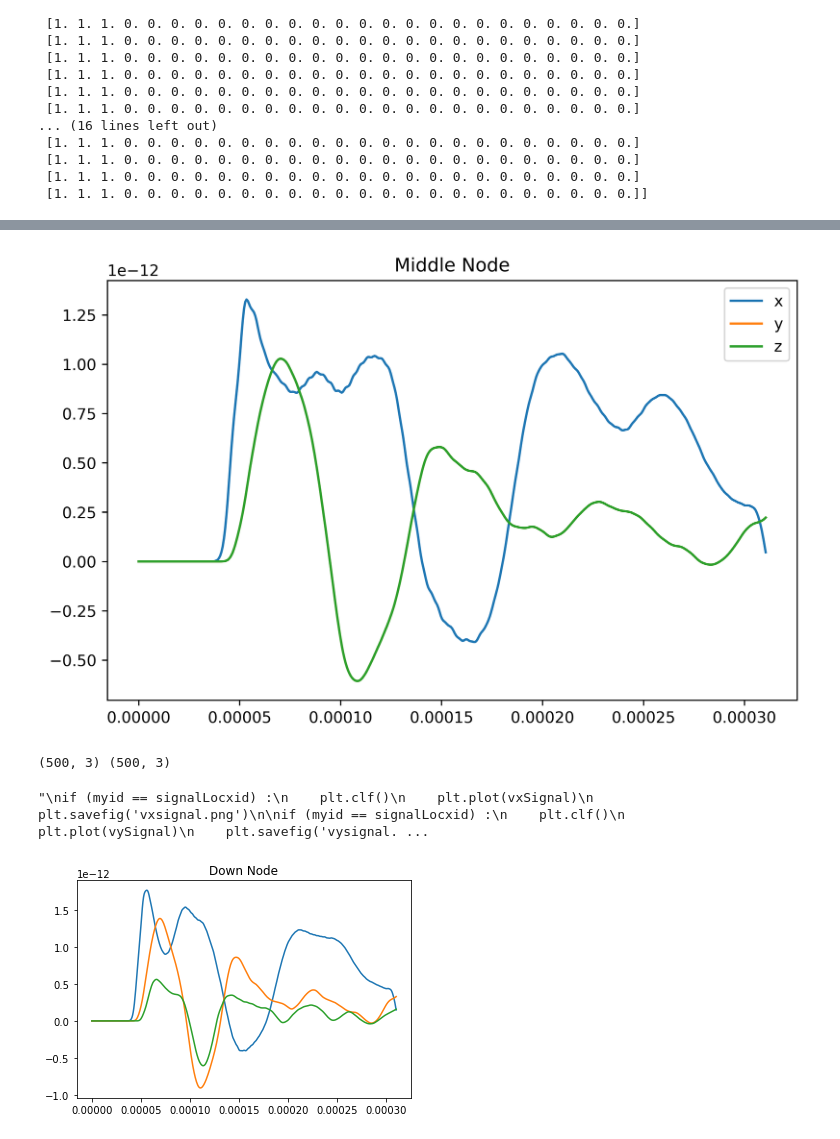
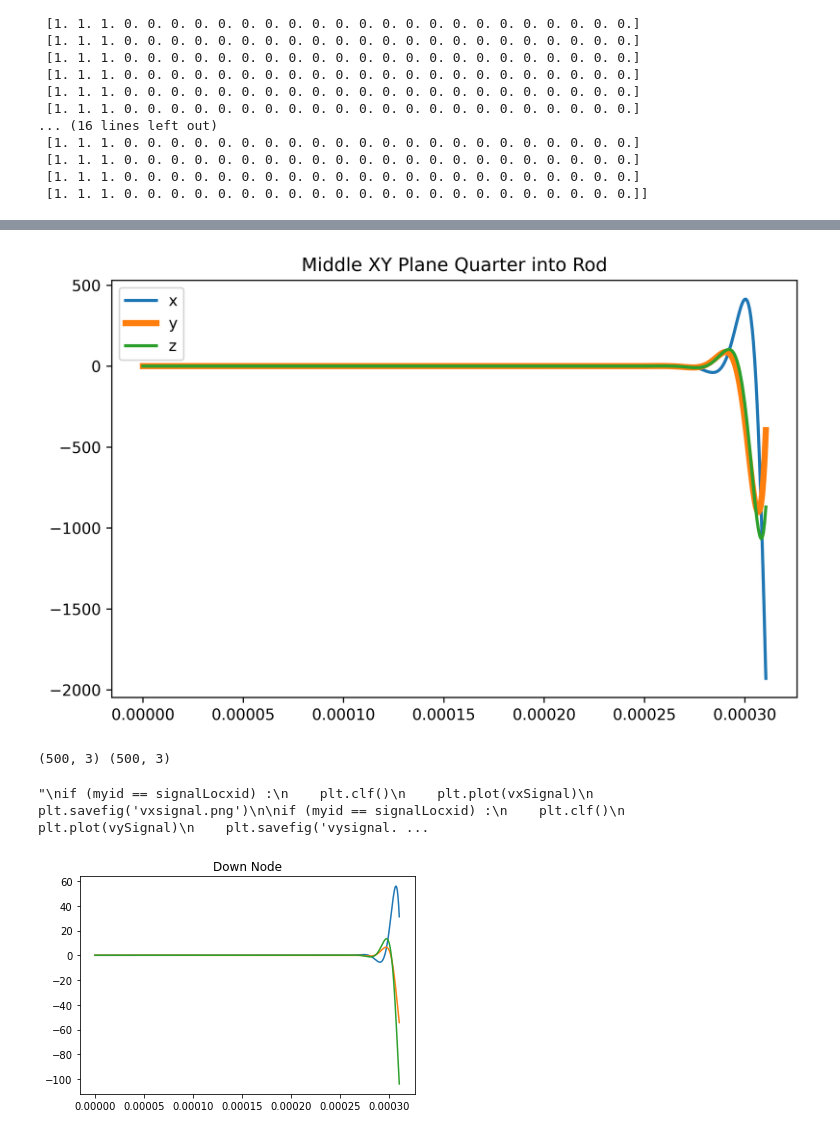
Before and after one commit to danchendrickson/3D_EFIT, a Jupyter notebook: EFIT_MPI_Rail-Copy1.ipynb, the cells around one changed output, grey strips where cells are left out. Drawn from its saved outputs; the diff is of its cells as text; code cells hidden in the pictures.

```diff
--- a/EFIT_MPI_Rail-Copy1.ipynb
+++ b/EFIT_MPI_Rail-Copy1.ipynb
@@ -43,7 +43,7 @@ height1 = 0.2 #0.1524
 
 #Image Folder
 imFolder = '/sciclone/scr10/dchendrickson01/EFIT/'
-runName = 'AllFacesHighFacenoVelocityPulse'
+runName = 'RfRallBCUpperVelOnlyOrthog'
 
 #is the rail supported by 0, 1 or 2 ties
 Ties = 0
@@ -1361,11 +1384,11 @@ if (myid == 0) :
 szzConst=2*ts/(gs*rho1)
 
 amp=10000
-decayRate= 10000
+decayRate= 0
 sinConst=ts*amp/rho1
 
 sinInputSignal=sinConst*np.sin(2*np.pi*frequency*timeVec)*np.exp(-decayRate*timeVec)
-
+sinInputSignal-=0.0000001
 fig = plt.figure()
 plt.plot(sinInputSignal)
 plt.show()
@@ -1759,9 +1782,9 @@ if (myid == 0) :
     Times *= ts
 
     for i in range(len(MSignal)):
-        vxDisplacement.append(MSignal[i][0] * ts)
-        vyDisplacement.append(MSignal[i][1] * ts)
-        vzDisplacement.append(MSignal[i][2] * ts)
+        vxDisplacement.append(vxDisplacement[i-1]+MSignal[i][0] * ts)
+        vyDisplacement.append(vyDisplacement[i-1]+MSignal[i][1] * ts)
+        vzDisplacement.append(vzDisplacement[i-1]+MSignal[i][2] * ts)
 
     plt.clf()
     plt.title('Middle Node')
@@ -1770,32 +1793,34 @@ if (myid == 0) :
     plt.plot(Times,vzDisplacement,label='z')
     plt.legend()
     plt.savefig(imFolder+runName+'DisplaceMid.png')
+    #plt.show()
+
+    vxDisplacement = [0]
+    vyDisplacement = [0]
+    vzDisplacement = [0]
+
+    for i in range(len(FSignal)):
+        vxDisplacement.append(vxDisplacement[i-1]+FSignal[i][0] * ts)
+        vyDisplacement.append(vyDisplacement[i-1]+FSignal[i][1] * ts)
+        vzDisplacement.append(vzDisplacement[i-1]+FSignal[i][2] * ts)
+
+    plt.clf()
+    plt.title('Middle XY Plane Quarter into Rod')
+    plt.plot(Times,vxDisplacement,label='x', linewidth=2)
+    plt.plot(Times,vyDisplacement,label='y', linewidth=4)
+    plt.plot(Times,vzDisplacement,label='z', linewidth=2)
+    plt.legend()
+    plt.savefig(imFolder+runName+'DisplaceFront.png')
     plt.show()
 
     vxDisplacement = [0]
     vyDisplacement = [0]
     vzDisplacement = [0]
 
-    for i in range(len(FSignal)):
-        vxDisplacement.append(FSignal[i][0] * ts)
-        vyDisplacement.append(FSignal[i][1] * ts)
-        vzDisplacement.append(FSignal[i][2] * ts)
-
-    plt.clf()
-    plt.title('Front Node')
-    plt.plot(Times,vxDisplacement)
-    plt.plot(Times,vyDisplacement)
-    plt.plot(Times,vzDisplacement)
-    plt.savefig(imFolder+runName+'DisplaceFront.png')
-
-    vxDisplacement = [0]
-    vyDisplacement = [0]
-    vzDisplacement = [0]
-
     for i in range(len(BSignal)):
-        vxDisplacement.append(BSignal[i][0] * ts)
-        vyDisplacement.append(BSignal[i][1] * ts)
-        vzDisplacement.append(BSignal[i][2] * ts)
+        vxDisplacement.append(vxDisplacement[i-1]+BSignal[i][0] * ts)
+        vyDisplacement.append(vyDisplacement[i-1]+BSignal[i][1] * ts)
+        vzDisplacement.append(vzDisplacement[i-1]+BSignal[i][2] * ts)
 
     plt.clf()
     plt.title('Back Node')
@@ -1809,9 +1834,9 @@ if (myid == 0) :
     vzDisplacement = [0]
 
     for i in range(len(RSignal)):
-        vxDisplacement.append(RSignal[i][0] * ts)
-        vyDisplacement.append(RSignal[i][1] * ts)
-        vzDisplacement.append(RSignal[i][2] * ts)
+        vxDisplacement.append(vxDisplacement[i-1]+RSignal[i][0] * ts)
+        vyDisplacement.append(vyDisplacement[i-1]+RSignal[i][1] * ts)
+        vzDisplacement.append(vzDisplacement[i-1]+RSignal[i][2] * ts)
 
     plt.clf()
     plt.title('Right Node')
@@ -1825,9 +1850,9 @@ if (myid == 0) :
     vzDisplacement = [0]
 
     for i in range(len(LSignal)):
-        vxDisplacement.append(LSignal[i][0] * ts)
-        vyDisplacement.append(LSignal[i][1] * ts)
-        vzDisplacement.append(LSignal[i][2] * ts)
+        vxDisplacement.append(vxDisplacement[i-1]+LSignal[i][0] * ts)
+        vyDisplacement.append(vyDisplacement[i-1]+LSignal[i][1] * ts)
+        vzDisplacement.append(vzDisplacement[i-1]+LSignal[i][2] * ts)
 
     plt.clf()
     plt.title('Left Node')
@@ -1841,9 +1866,9 @@ if (myid == 0) :
     vzDisplacement = [0]
 
     for i in range(len(USignal)):
-        vxDisplacement.append(USignal[i][0] * ts)
-        vyDisplacement.append(USignal[i][1] * ts)
-        vzDisplacement.append(USignal[i][2] * ts)
+        vxDisplacement.append(vxDisplacement[i-1]+USignal[i][0] * ts)
+        vyDisplacement.append(vyDisplacement[i-1]+USignal[i][1] * ts)
+        vzDisplacement.append(vzDisplacement[i-1]+USignal[i][2] * ts)
 
     plt.clf()
     plt.title('Up Node')
@@ -1858,9 +1883,9 @@ if (myid == 0) :
     vzDisplacement = [0]
 
     for i in range(len(DSignal)):
-        vxDisplacement.append(DSignal[i][0] * ts)
-        vyDisplacement.append(DSignal[i][1] * ts)
-        vzDisplacement.append(DSignal[i][2] * ts)
+        vxDisplacement.append(vxDisplacement[i-1]+DSignal[i][0] * ts)
+        vyDisplacement.append(vyDisplacement[i-1]+DSignal[i][1] * ts)
+        vzDisplacement.append(vzDisplacement[i-1]+DSignal[i][2] * ts)
 
     plt.clf()
     plt.title('Down Node')
@@ -1869,36 +1894,36 @@ if (myid == 0) :
     plt.plot(Times,vzDisplacement)
     plt.savefig(imFolder+runName+'DisplaceDown.png')
 
 
 
     #Data = [MSignal,USignal,DSignal,LSignal,RSignal,FSignal,BSignal]
     print(np.shape(MSignal), np.shape(np.asarray(MSignal)))
 
 
 #    if (myid == 0 ):
 #        print(t,'/',Tsteps-1,'checksums vx, sxx:',ckvs,ckss, time.time()-stime)
 #    sys.stdout.flush()
 
 '''
 if (myid == signalLocxid) :
     plt.clf()
     plt.plot(vxSignal)
     plt.savefig('vxsignal.png')
 
 if (myid == signalLocxid) :
     plt.clf()
     plt.plot(vySignal)
     plt.savefig('vysignal.png')
 
 if (myid == signalLocxid) :
     plt.clf()
     plt.plot(vzSignal)
     plt.savefig('vzsignal.png')
 '''
 # %% [output]
-[figure, old version]
+[figure, new version]
 (500, 3) (500, 3)
 "\nif (myid == signalLocxid) :\n    plt.clf()\n    plt.plot(vxSignal)\n    plt.savefig('vxsignal.png')\n\nif (myid == signalLocxid) :\n    plt.clf()\n    plt.plot(vySignal)\n    plt.savefig('vysignal. ...
-[figure, old version]
+[figure, new version]
 # %%
 fig = plt.figure(dpi=600)
```
Also changed, not shown: parts of 10 cells of this notebook, 3 other files.
